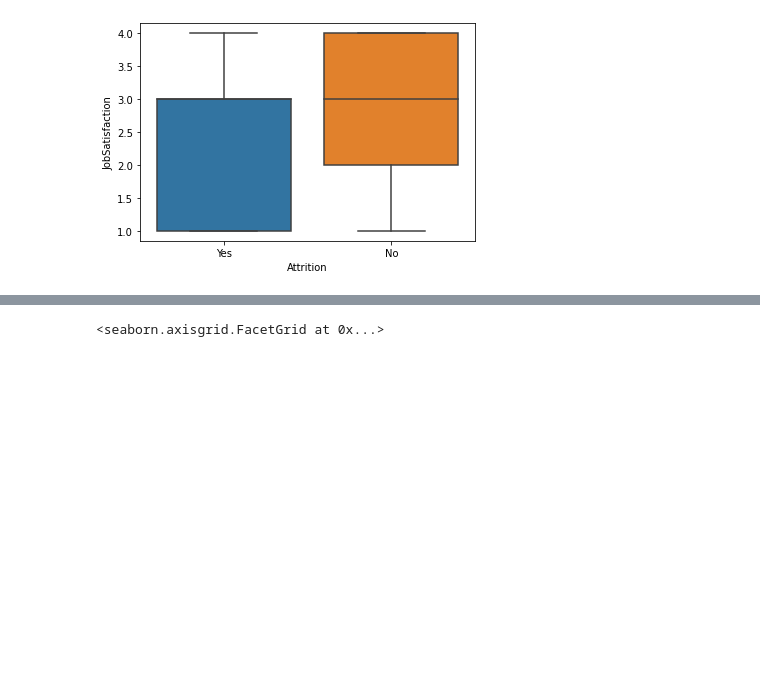
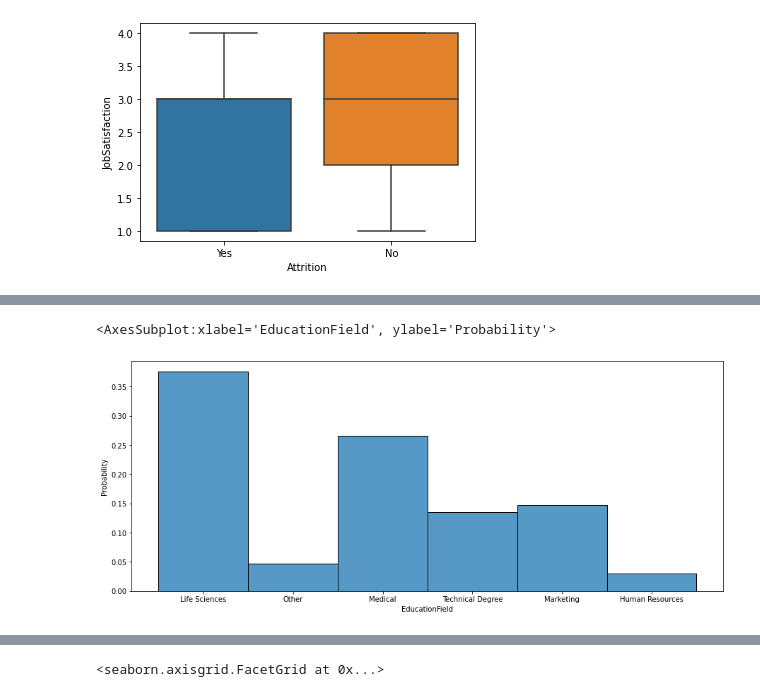
Before and after one commit to nicKLas-317/pythonEDA, a Jupyter notebook: ibm_correction.ipynb, the cells around one changed output, grey strips where cells are left out. Cells and saved outputs as stored; diff of their text form; code cells hidden in the pictures; blank space fills up the shorter version.

```diff
--- a/ibm_correction.ipynb
+++ b/ibm_correction.ipynb
@@ -45,0 +54,6 @@ sns.boxplot(x='Attrition', y='JobSatisfaction', data=ibm)
+# %%
+plt.figure(figsize=(15,6))
+sns.histplot(data=ibm[(ibm['Attrition']==1)],x='EducationField',stat='probability')
+# %% [output]
+<AxesSubplot:xlabel='EducationField', ylabel='Probability'>
+[figure, added]
```
Also changed, not shown: parts of 3 cells of this notebook.
